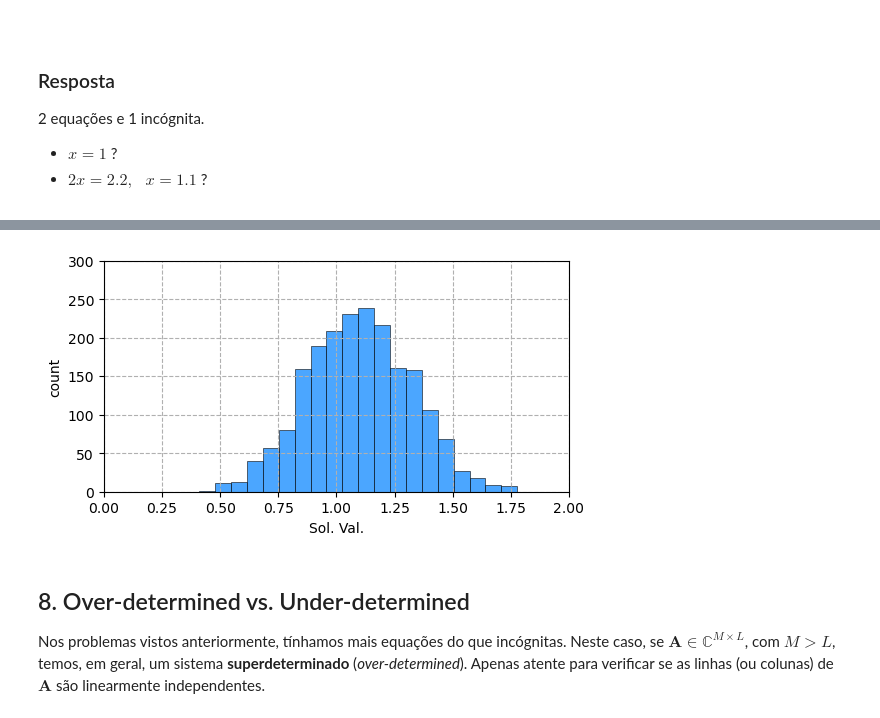
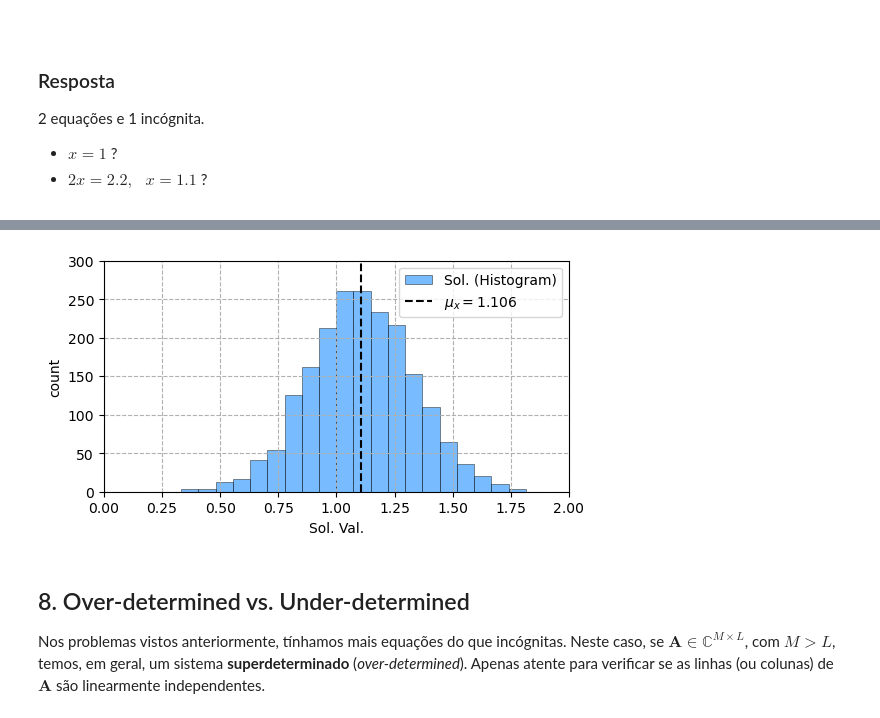
Before and after one commit to eric-brandao/problemas-inversos-discretos, a Jupyter notebook: 3_Matrizes/Matrizes.ipynb, the cells around one changed output, grey strips where cells are left out. Drawn from its saved outputs; the diff is of its cells as text; code cells hidden in the pictures; folded sections open.

```diff
--- a/3_Matrizes/Matrizes.ipynb
+++ b/3_Matrizes/Matrizes.ipynb
@@ -832,5 +832,5 @@ Erro absoluto: [0.34095829 0.03476391]
 # %%
-n_meas = 50
+n_meas = 500
 xn = np.zeros((x_true.shape[0], n_meas))
 for i in range(n_meas):
     # Noise
@@ -1039,23 +1044,27 @@ Rank of A: 1
 # %%
 n_meas = 2000
 xn = np.zeros(n_meas)
 for i in range(n_meas):
     # Noise
     n = np.random.normal(loc = 0.0, scale = 0.5, size = len(b))
     # Noisy measurement
     bn = b + n
     x = (np.linalg.inv(A.T @ A)) @ A.T @ bn
     xn[i] = x[0]
 
+x_mean = np.mean(xn)
+
 plt.figure(figsize = (6,3))
-plt.hist(xn, bins = 20, color = 'dodgerblue', edgecolor='k', linewidth= 0.5, alpha = 0.8);
+plt.hist(xn, bins = 20, color = 'dodgerblue', edgecolor='k', linewidth= 0.5, alpha = 0.6, label = "Sol. (Histogram)");
+plt.axvline(x_mean, color = 'k', linestyle = '--', label = r'$\mu_x = {:.3f}$'.format(x_mean))
+plt.legend()
 plt.grid(linestyle = '--')
 plt.xlim((0, 2))
 plt.ylim((0, 0.15*n_meas))
 plt.xlabel(r"Sol. Val.")
 plt.ylabel(r"count");
 # %% [output]
-[figure, old version]
+[figure, new version]
 # %% [markdown]
 ## 8. Over-determined vs. Under-determined
 
```
Also changed, not shown: parts of 16 cells of this notebook, 1 other file.
